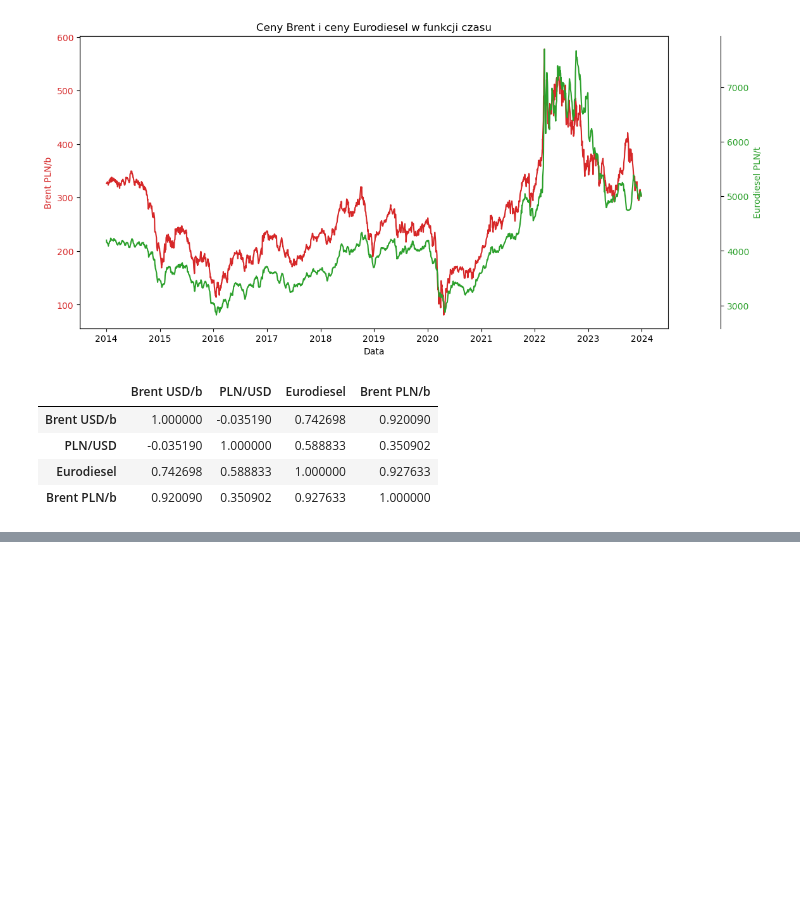
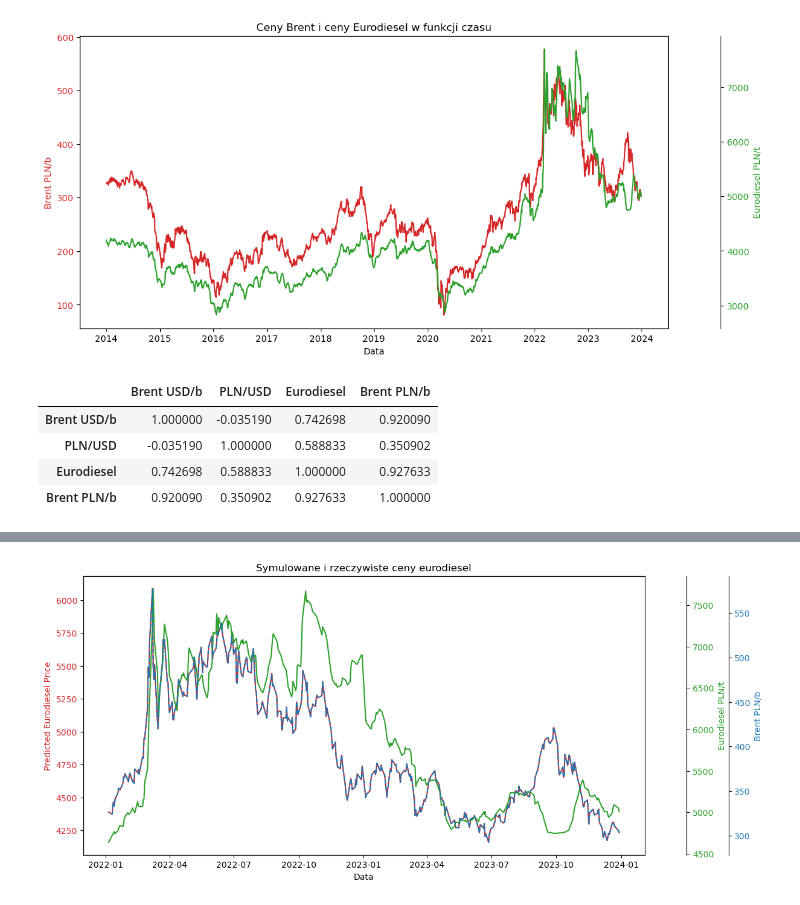
Before and after one commit to mariuszkam4/Orlen_fuel_prices, a Jupyter notebook: Orlen_fuel_prices.ipynb, the cells around one changed output, grey strips where cells are left out. Drawn from its saved outputs; the diff is of its cells as text; code cells hidden in the pictures; blank space fills up the shorter version.

```diff
--- a/Orlen_fuel_prices.ipynb
+++ b/Orlen_fuel_prices.ipynb
@@ -297,0 +380,3 @@ macierz_korelacji_2
+# %%
+brent_PLN_2022 = brent_PLN['2022-01-05':].copy()
+brent_PLN_2022
@@ -297,0 +398,6 @@ macierz_korelacji_2
+# %%
+# Ocena działania modelu na danych od roku 2022
+X_predict = brent_PLN_2022[['Brent PLN/b']]  # Zmienne niezależne
+predicted_eurodiesel_prices = model.predict(X_predict)
+brent_PLN_2022['Predicted Eurodiesel Price'] = predicted_eurodiesel_prices
+brent_PLN_2022
@@ -297,0 +419,30 @@ macierz_korelacji_2
+# %%
+# Tworzenie porównawczego wykresu danych modelowych i rzeczywistych
+fig, ax1 = plt.subplots(figsize=(12, 6))
+
+color = 'tab:red'
+ax1.set_xlabel('Data')
+ax1.set_ylabel('Predicted Eurodiesel Price', color=color)
+ax1.plot(brent_PLN_2022['Predicted Eurodiesel Price'], color=color)
+ax1.tick_params(axis='y', labelcolor=color)
+
+ax2 = ax1.twinx()
+color = 'tab:green'
+ax2.spines['right'].set_position(('outward', 50))
+ax2.set_ylabel('Eurodiesel PLN/t', color=color)
+ax2.plot(brent_PLN_2022['Eurodiesel'], color=color)
+ax2.tick_params(axis='y', labelcolor=color)
+
+ax3 = ax1.twinx()
+ax3.set_xlabel('Data')
+color = 'tab:blue'
+ax3.spines['right'].set_position(('outward', 100))
+ax3.set_ylabel('Brent PLN/b', color=color)
+ax3.plot(brent_PLN_2022['Brent PLN/b'], color=color, linestyle='--')
+ax3.tick_params(axis='y', labelcolor=color)
+
+plt.title('Symulowane i rzeczywiste ceny eurodiesel')
+
+plt.show()
+# %% [output]
+[figure, added]
```
Also changed, not shown: parts of 17 cells of this notebook.
